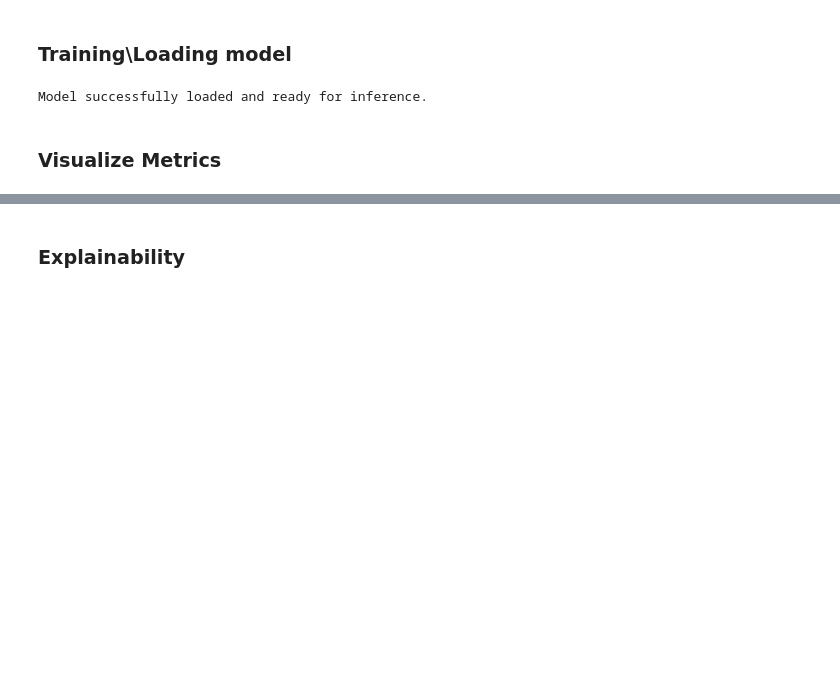
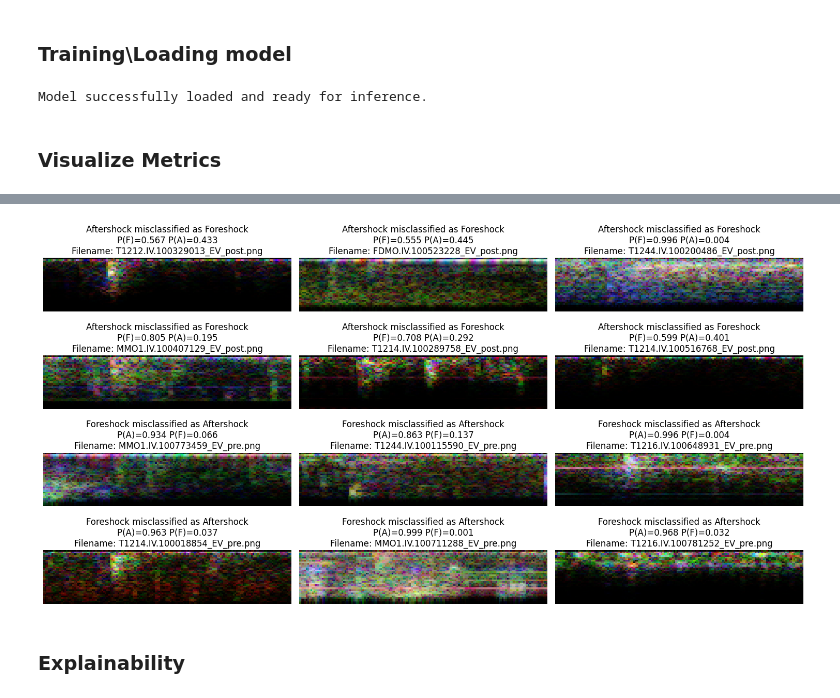
Before and after one commit to FRAMAX444/CNN-explainability-Earthquakes, a Jupyter notebook: training_log_spectrogram.ipynb, the cells around one changed output, grey strips where cells are left out. Cells and saved outputs as stored; diff of their text form; code cells hidden in the pictures; blank space fills up the shorter version.

```diff
--- a/training_log_spectrogram.ipynb
+++ b/training_log_spectrogram.ipynb
@@ -288,2 +350,38 @@ F1 Score: 0.9591
+# %%
+# Create figure with subplots
+plt.figure(figsize=(15, 8))
+
+# Get indices where predictions were wrong
+aftershock_incorrect = (np.array(y_pred) == 0) & (np.array(y_true) == 1)  # Aftershocks classified as Foreshocks
+foreshock_incorrect = (np.array(y_pred) == 1) & (np.array(y_true) == 0)  # Foreshocks classified as Aftershocks
+
+# Get random indices for each class
+aftershock_indices = np.random.choice(np.where(aftershock_incorrect)[0], 6)
+foreshock_indices = np.random.choice(np.where(foreshock_incorrect)[0], 6)
+
+# Plot misclassified aftershocks
+for i, idx in enumerate(aftershock_indices, 1):
+    img = all_images[idx].transpose(1,2,0)
+    img = np.clip(img * std + mean, 0, 1) * 255
+    img = img.astype(np.uint8)
+    plt.subplot(4, 3, i)
+    plt.imshow(img)
+    plt.title(f'Aftershock misclassified as Foreshock\nP(F)={all_probs[idx][0]:.3f} P(A)={all_probs[idx][1]:.3f}\nFilename: {all_filenames[idx]}')
+    plt.axis('off')
+
+# Plot misclassified foreshocks
+for i, idx in enumerate(foreshock_indices, 1):
+    img = all_images[idx].transpose(1,2,0)
+    img = np.clip(img * std + mean, 0, 1) * 255
+    img = img.astype(np.uint8)
+    plt.subplot(4, 3, i+6)
+    plt.imshow(img)
+    plt.title(f'Foreshock misclassified as Aftershock\nP(A)={all_probs[idx][1]:.3f} P(F)={all_probs[idx][0]:.3f}\nFilename: {all_filenames[idx]}')
+    plt.axis('off')
+
+plt.tight_layout()
+plt.show()
+# %% [output]
+[figure, added]
 # %% [markdown]
 ### Explainability
```
Also changed, not shown: parts of 6 cells of this notebook.
